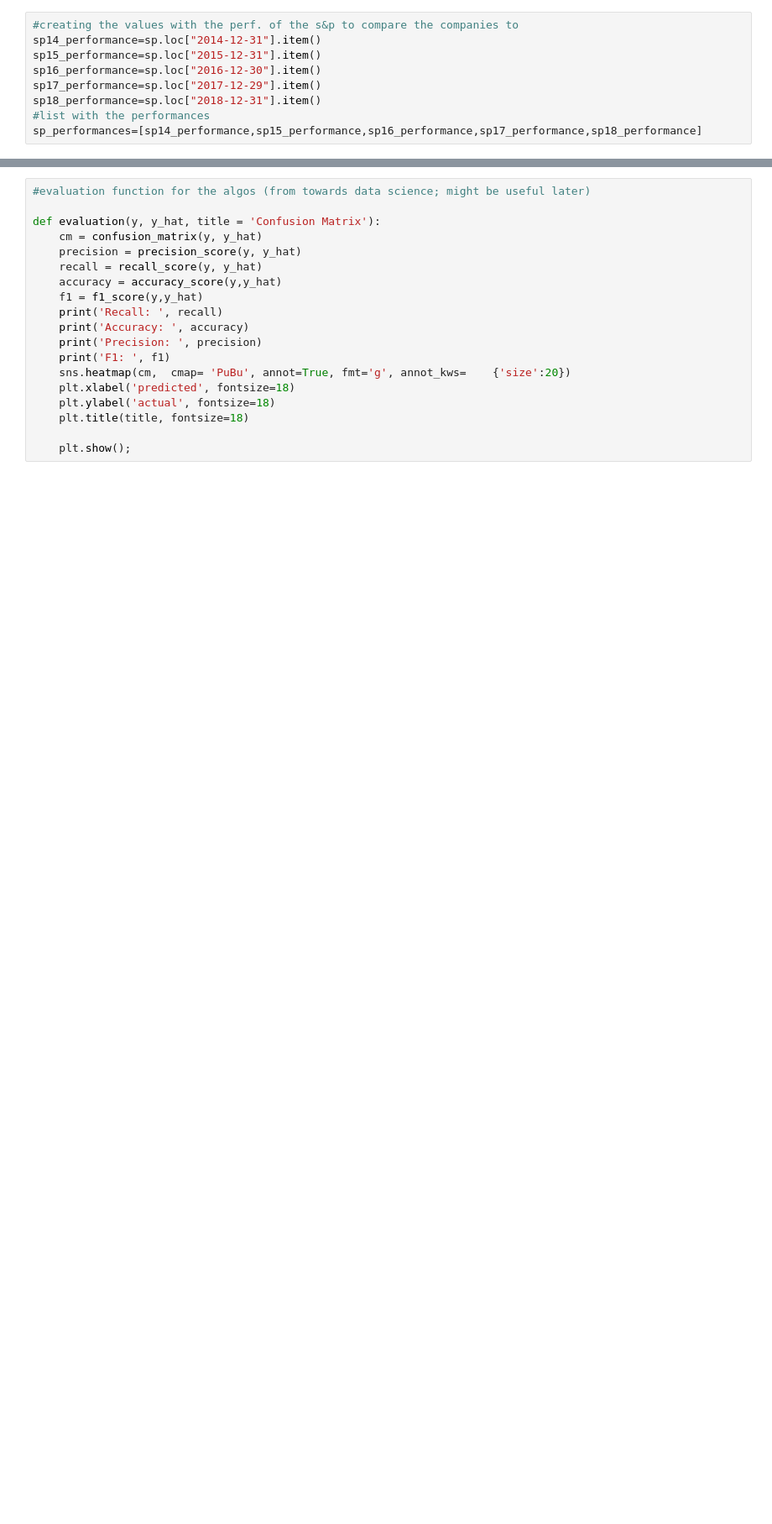
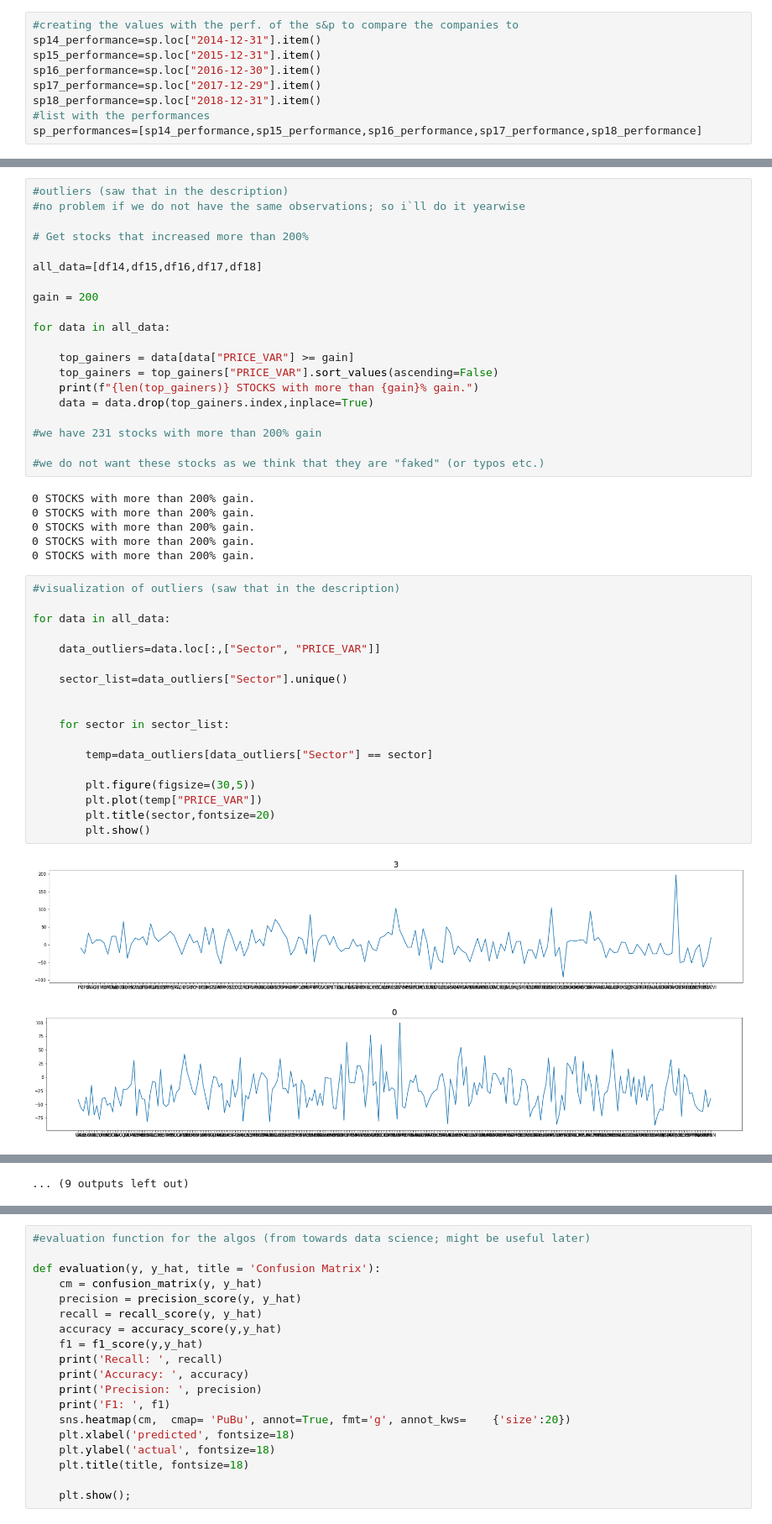
Before and after one commit to enussl/Machine-Learning-Project, a Jupyter notebook: Project.ipynb, the cells around one changed output, grey strips where cells are left out. Shown at 84% size. Drawn from its saved outputs; the diff is of its cells as text; blank space fills up the shorter version.

```diff
--- a/Project.ipynb
+++ b/Project.ipynb
@@ -344,0 +288,47 @@ indizes
+# %%
+#outliers (saw that in the description)
+#no problem if we do not have the same observations; so i`ll do it yearwise
+
+# Get stocks that increased more than 200%
+
+all_data=[df14,df15,df16,df17,df18]
+
+gain = 200
+
+for data in all_data:
+
+    top_gainers = data[data["PRICE_VAR"] >= gain]
+    top_gainers = top_gainers["PRICE_VAR"].sort_values(ascending=False)
+    print(f"{len(top_gainers)} STOCKS with more than {gain}% gain.")
+    data = data.drop(top_gainers.index,inplace=True)
+
+#we have 231 stocks with more than 200% gain
+
+#we do not want these stocks as we think that they are "faked" (or typos etc.)
+# %% [output]
+0 STOCKS with more than 200% gain.
+0 STOCKS with more than 200% gain.
+0 STOCKS with more than 200% gain.
+0 STOCKS with more than 200% gain.
+0 STOCKS with more than 200% gain.
+# %%
+#visualization of outliers (saw that in the description)
+
+for data in all_data:
+
+    data_outliers=data.loc[:,["Sector", "PRICE_VAR"]]
+
+    sector_list=data_outliers["Sector"].unique()
+
+
+    for sector in sector_list:
+
+        temp=data_outliers[data_outliers["Sector"] == sector]
+
+        plt.figure(figsize=(30,5))
+        plt.plot(temp["PRICE_VAR"])
+        plt.title(sector,fontsize=20)
+        plt.show()
+# %% [output]
+[figure, added]
+[figure, added]
@@ -344,0 +345 @@ indizes
+... (9 outputs left out)
```
Also changed, not shown: parts of 60 cells of this notebook.
